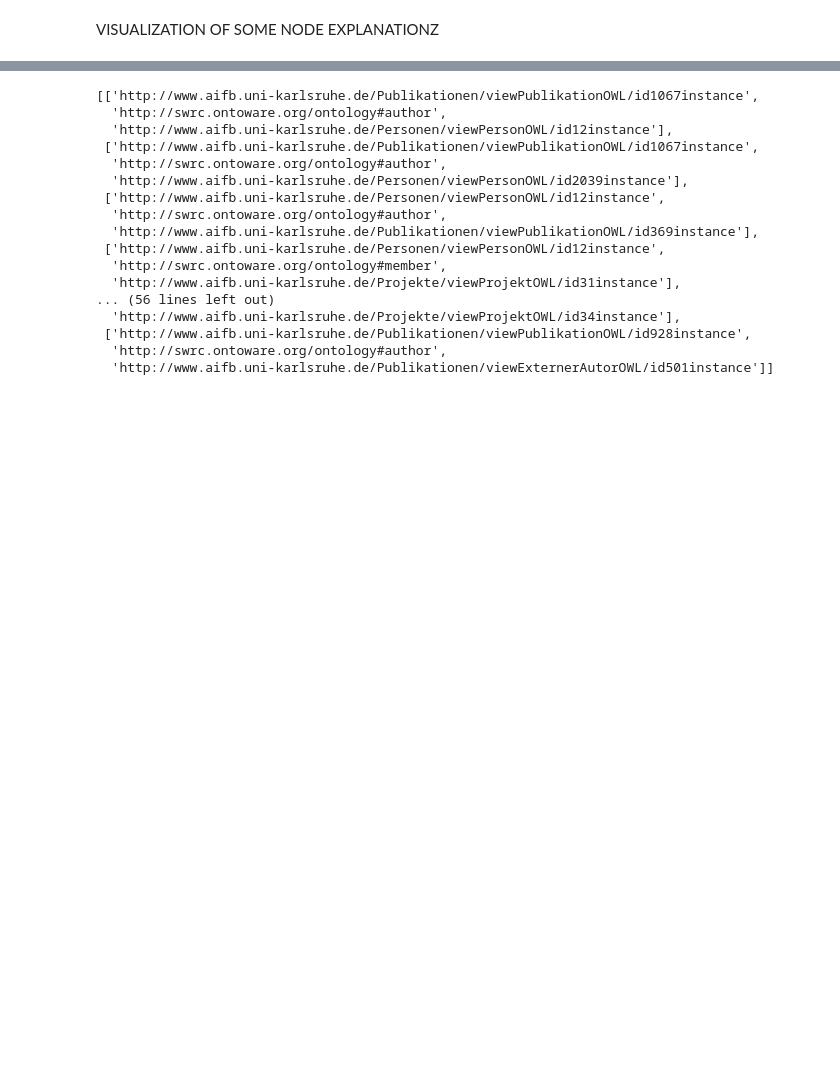
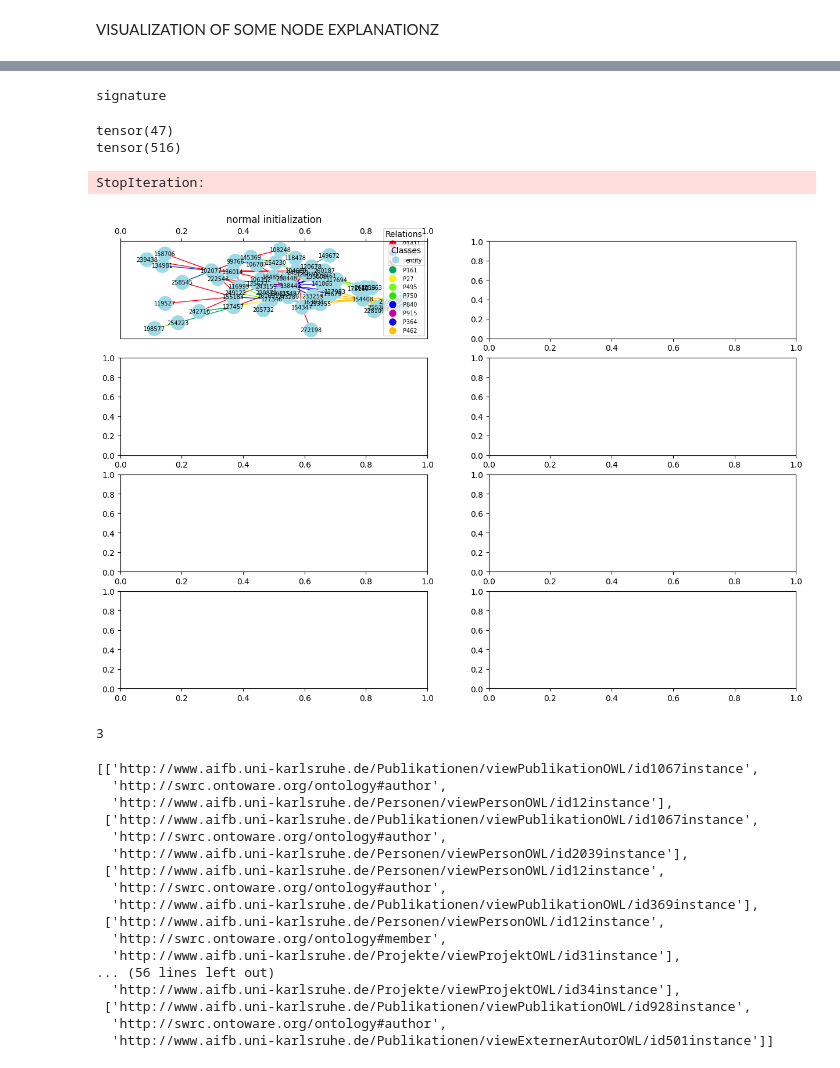
Before and after one commit to traopia/RGCN-Explainer, a Jupyter notebook: RGCN_stuff/result_analysis.ipynb, the cells around one changed output, grey strips where cells are left out. Cells and saved outputs as stored; diff of their text form; code cells hidden in the pictures; blank space fills up the shorter version.

```diff
--- a/RGCN_stuff/result_analysis.ipynb
+++ b/RGCN_stuff/result_analysis.ipynb
@@ -865,3 +944,35 @@ array([ 123558,  123558,  123558, ..., 1094548, 1094548, 1094548])
+# %%
+import requests
+from bs4 import BeautifulSoup
+
+def get_wikidata_main_title(url):
+    response = requests.get(url)
+    if response.status_code == 200:
+        soup = BeautifulSoup(response.content, "html.parser")
+        main_title = soup.find("span", {"class": "wikibase-title-label"}).text.strip()
+        return main_title
+    else:
+        print(f"Failed to retrieve data from {url}")
+        return None
+
+
+main_title = get_wikidata_main_title(data.i2r[9])
+print(main_title)
+# %% [output]
+signature
+# %%
+sampled_nodes = [8081,8318]
+node_idx = 243773
+visualize_all_inits(node_idx,data)
+# %% [output]
+tensor(47)
+tensor(516)
+StopIteration:
+[figure, added]
+# %%
+int(data.withheld[torch.where(data.withheld[:, 0] == torch.tensor([node_idx])),1])
+# %% [output]
+3
 # %%
 triples = []
 for i,j in zip(edges, weights):
```
Also changed, not shown: parts of 18 cells of this notebook, 2 other files.
